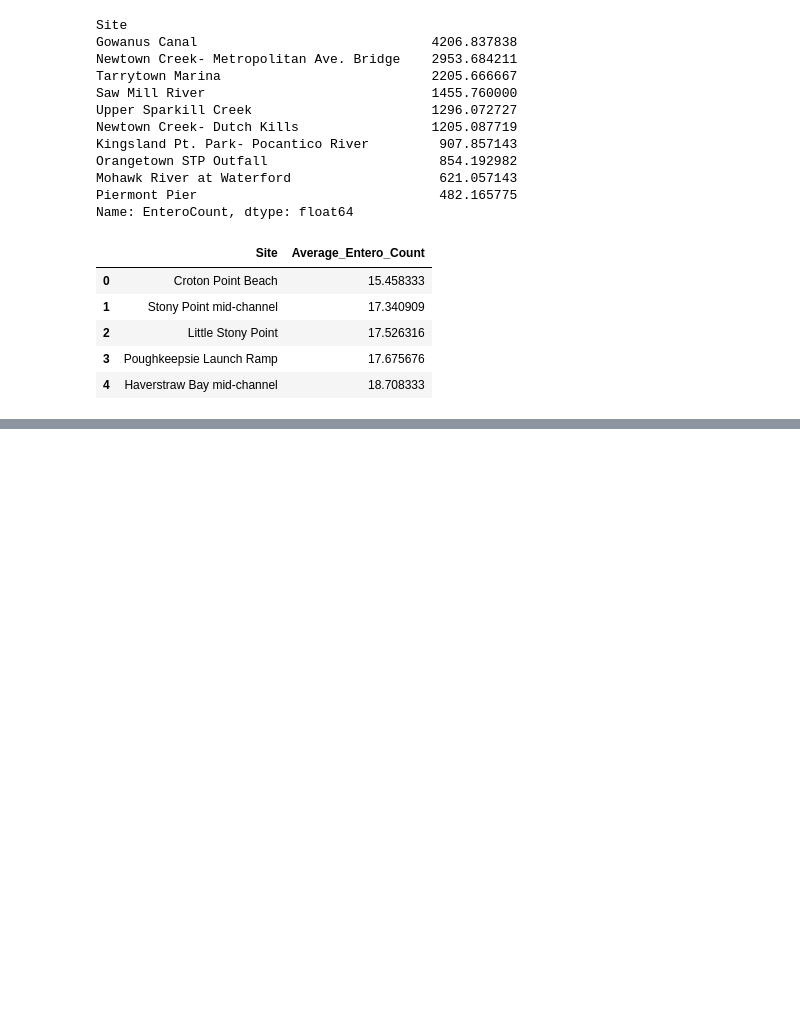
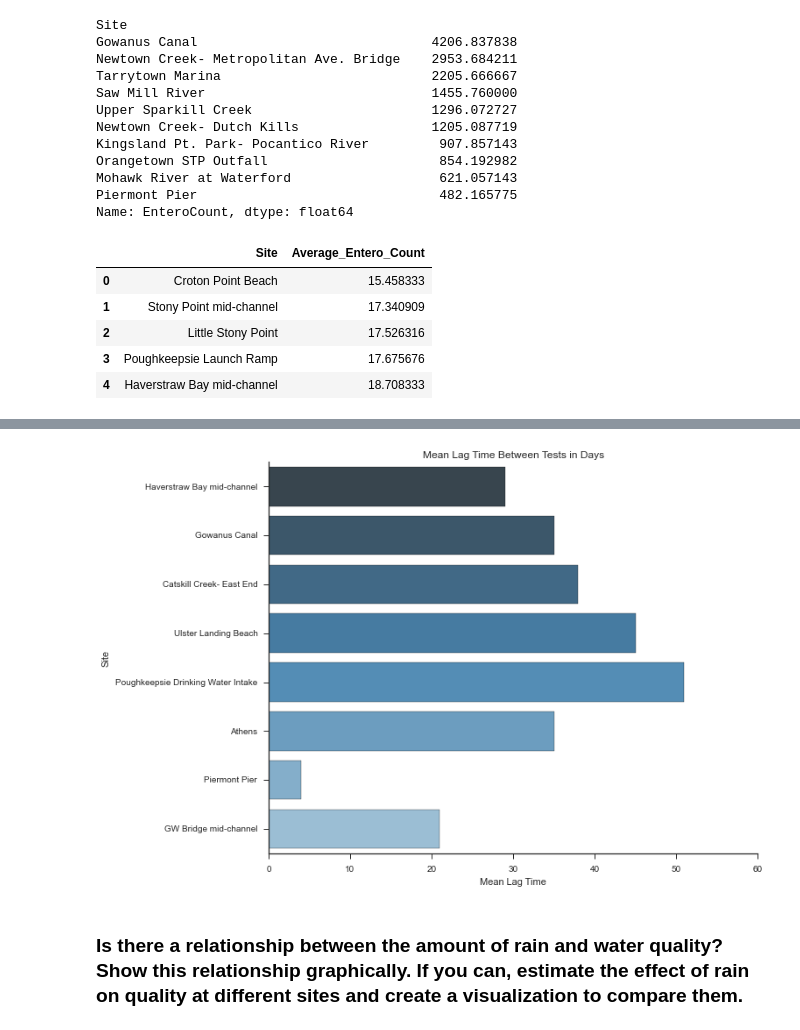
Before and after one commit to dbouquin/IS_608, a Jupyter notebook: IS608_HW4/IS608_HW4.ipynb, the cells around one changed output, grey strips where cells are left out. Drawn from its saved outputs; the diff is of its cells as text; code cells hidden in the pictures; blank space fills up the shorter version.

```diff
--- a/IS608_HW4/IS608_HW4.ipynb
+++ b/IS608_HW4/IS608_HW4.ipynb
@@ -221,0 +300,17 @@ plt.figure(figsize=(7, 8))
+# %%
+# Subset random sample of sites to compare and plot
+# Random subset of 10% of the data
+sub_lag_data =  mean_lag_data.sample(frac=0.1, replace=True)
+
+%matplotlib inline
+plt.figure(figsize=(10, 8))
+ax = sns.barplot(x ="mean_lag_days", y="Site", data=sub_lag_data, palette="Blues_d")
+ax.set(xlabel='Mean Lag Time', ylabel='Site')
+ax.set_title('Mean Lag Time Between Tests in Days')
+sns.despine()
+
+# From the plot we can see there is a huge range in average lag between tests!
+# %% [output]
+[figure, added]
+# %% [markdown]
+### Is there a relationship between the amount of rain and water quality? Show this relationship graphically. If you can, estimate the effect of rain on quality at different sites and create a visualization to compare them.
```
Also changed, not shown: parts of 24 cells of this notebook.
